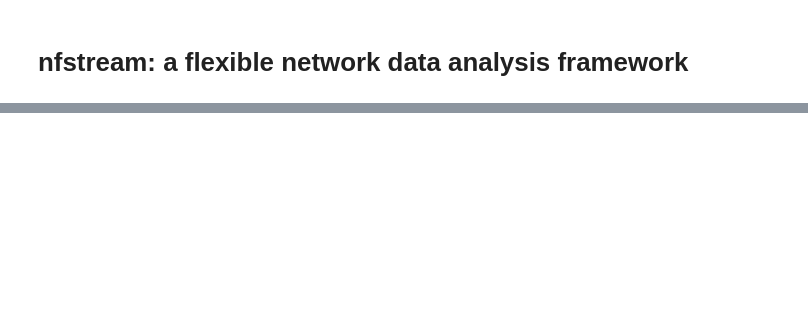
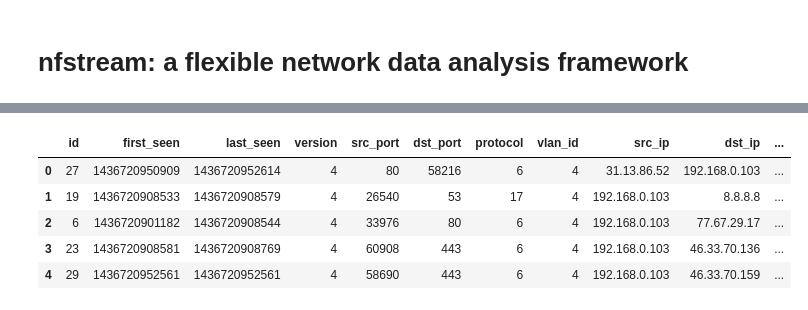
Before and after one commit to nfstream/nfstream-tutorials, a Jupyter notebook: demo_notebook.ipynb, the cells around one changed output, grey strips where cells are left out. Cells and saved outputs as stored; diff of their text form; code cells hidden in the pictures; blank space fills up the shorter version.

```diff
--- a/demo_notebook.ipynb
+++ b/demo_notebook.ipynb
@@ -26,0 +85,21 @@ df.head(10)
+# %%
+class ack_count(NFPlugin):
+    def on_init(self, pkt): # flow creation with the first packet
+        if pkt.tcpflags.ack == 1:
+            return 1
+        else:
+            return 0
+    def on_update(self, pkt, flow): # flow update with each packet belonging to the flow
+        if pkt.tcpflags.ack == 1:
+            flow.ack_count += 1
+# %%
+df = NFStreamer(source="pcaps/instagram.pcap", plugins=[ack_count()]).to_pandas()
+# %%
+df.head()
+# %% [output]
+|  | id | first_seen | last_seen | version | src_port | dst_port | protocol | vlan_id | src_ip | dst_ip | ... |
+| 0 | 27 | 1436720950909 | 1436720952614 | 4 | 80 | 58216 | 6 | 4 | 31.13.86.52 | 192.168.0.103 | ... |
+| 1 | 19 | 1436720908533 | 1436720908579 | 4 | 26540 | 53 | 17 | 4 | 192.168.0.103 | 8.8.8.8 | ... |
+| 2 | 6 | 1436720901182 | 1436720908544 | 4 | 33976 | 80 | 6 | 4 | 192.168.0.103 | 77.67.29.17 | ... |
+| 3 | 23 | 1436720908581 | 1436720908769 | 4 | 60908 | 443 | 6 | 4 | 192.168.0.103 | 46.33.70.136 | ... |
+| 4 | 29 | 1436720952561 | 1436720952561 | 4 | 58690 | 443 | 6 | 4 | 192.168.0.103 | 46.33.70.159 | ... |
```
Also changed, not shown: parts of 18 cells of this notebook.
